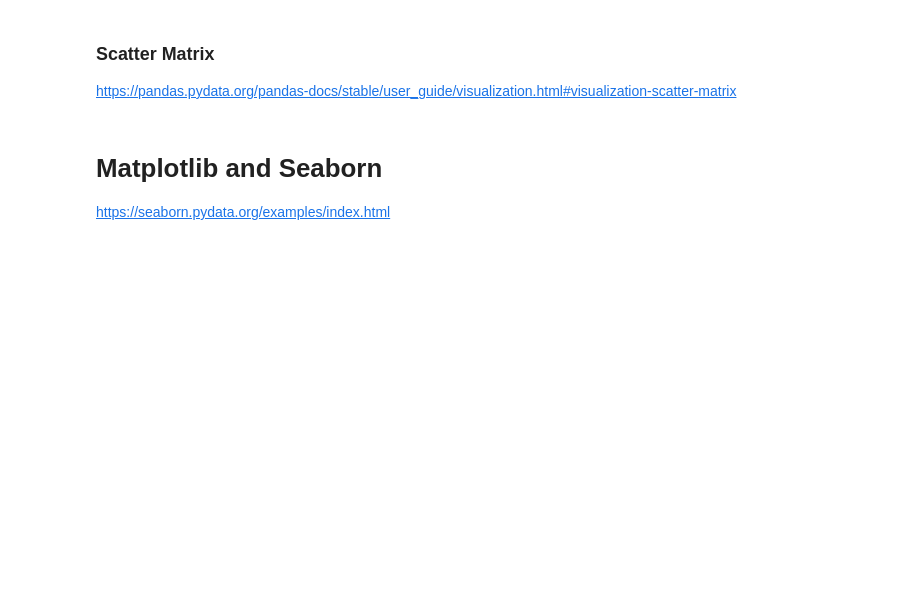
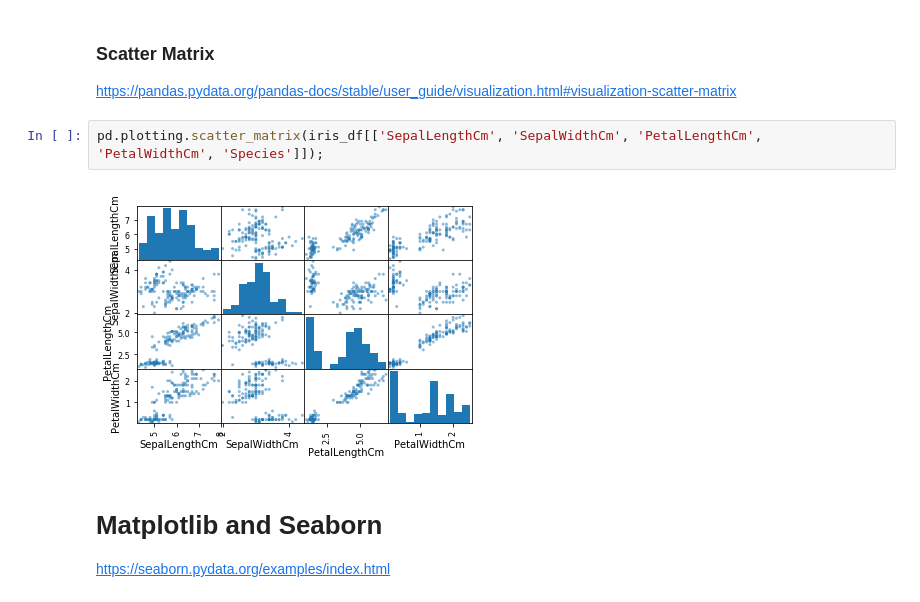
Before and after one commit to PaulMentele/MLBMI6015-Fall2019, a Jupyter notebook: Tutorials/Tutorial2.ipynb, the cells around one changed output. Cells and saved outputs as stored; diff of their text form; blank space fills up the shorter version.

```diff
--- a/Tutorials/Tutorial2.ipynb
+++ b/Tutorials/Tutorial2.ipynb
@@ -31,6 +219,10 @@ https://pandas.pydata.org/pandas-docs/stable/reference/api/pandas.DataFrame.hist
 # %% [markdown]
 ### Scatter Matrix
 https://pandas.pydata.org/pandas-docs/stable/user_guide/visualization.html#visualization-scatter-matrix
+# %%
+pd.plotting.scatter_matrix(iris_df[['SepalLengthCm', 'SepalWidthCm', 'PetalLengthCm', 'PetalWidthCm', 'Species']]);
+# %% [output]
+[figure, added]
 # %% [markdown]
 # Matplotlib and Seaborn
 https://seaborn.pydata.org/examples/index.html
```
Also changed, not shown: parts of 35 cells of this notebook.
